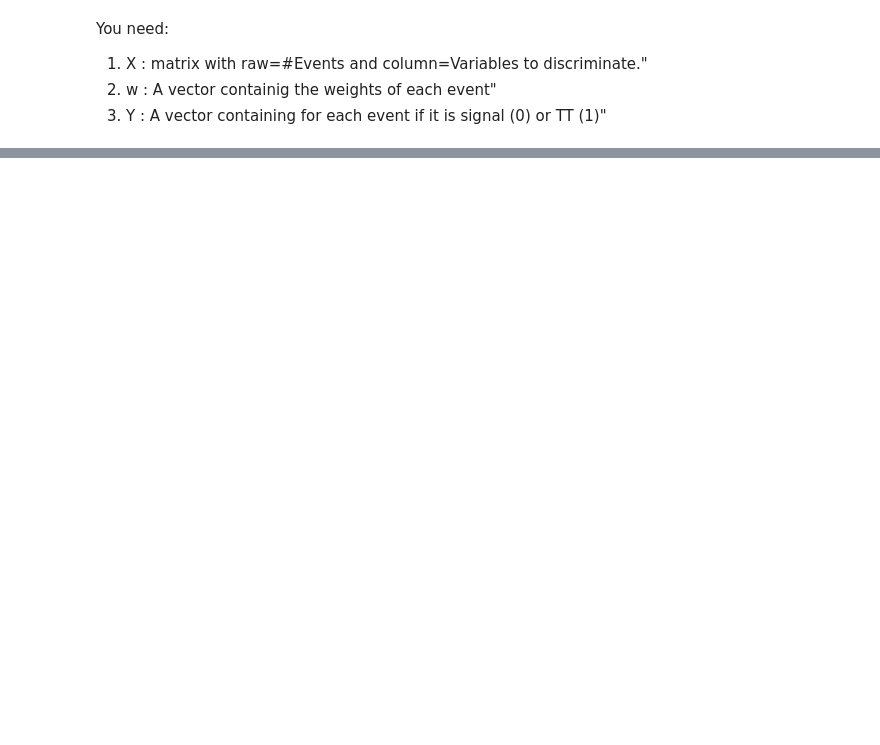
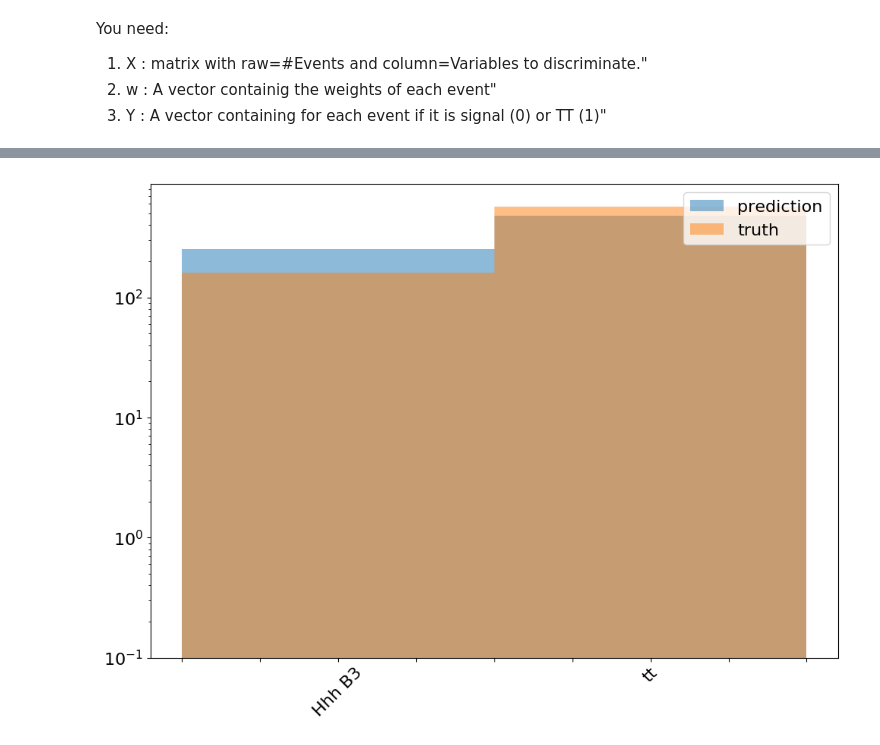
Before and after one commit to lpernie/Keras_Tutorial, a Jupyter notebook: Hhh_optimization.ipynb, the cells around one changed output, grey strips where cells are left out. Saved outputs shown, nothing was run; the diff lists cells and outputs as text; code cells hidden in the pictures; blank space fills up the shorter version.

```diff
--- a/Hhh_optimization.ipynb
+++ b/Hhh_optimization.ipynb
@@ -226,2 +220,22 @@ Trainable params: 1,652
 Non-trainable params: 0
 _________________________________________________________________
+# %%
+# Now you need to declare what loss function and optimizer to use (and compile your model).
+model.compile(loss='sparse_categorical_crossentropy', optimizer='adam', metrics=['accuracy'])
+
+print('---------------------------Training:---------------------------')
+try:
+    model.fit(X_train, y_train, batch_size=10, epochs=10, verbose=1,
+              callbacks = [
+                  EarlyStopping(verbose=True, patience=6, monitor='val_loss'),
+                  ModelCheckpoint('models/tutorial-progress.h5', monitor='val_loss', verbose=1, save_best_only=True)
+              ],
+              validation_split=0.2, validation_data=None, shuffle=True,
+              class_weight={
+                0 : compute_class_weight("balanced", [0, 1], y)[0], # Function that return "[1/N_classes * ((float(len(y)) / (y == 0).sum())), 1/N_classes * ((float(len(y)) / (y == 1).sum()))]"
+                1 : compute_class_weight("balanced", [0, 1], y)[1]
+              },
+              sample_weight=None,initial_epoch=0)
+
+except KeyboardInterrupt:
+    print 'Training ended early.'
@@ -228,43 +260,22 @@ _________________________________________________________________
 # %%
-# Now you need to declare what loss function and optimizer to use (and compile your model).
-model.compile('adam', 'sparse_categorical_crossentropy')
-print('---------------------------Training:---------------------------')
-try:
-    model.fit(X_train, y_train, validation_split=0.2,
-              class_weight={
-                0 : compute_class_weight("balanced", [0, 1], y)[0], # Function that return "[1/N_classes * ((float(len(y)) / (y == 0).sum())), 1/N_classes * ((float(len(y)) / (y == 1).sum()))]"
-                1 : compute_class_weight("balanced", [0, 1], y)[1]
-              },
-        initial_epoch=0,
-        callbacks = [
-            EarlyStopping(verbose=True, patience=6, monitor='val_loss'),
-            ModelCheckpoint('models/tutorial-progress.h5', monitor='val_loss', verbose=1, save_best_only=True)
-        ]
-    )
-
-except KeyboardInterrupt:
-    print 'Training ended early.'
-### Load the best network (by default you return the last one, you if you save every time you have a better one you are fine loading it later)
-##model.load_weights('./models/tutorial-progress.h5')
-##print 'Saving weights...'
-##model.save_weights('./models/tutorial.h5', overwrite=True)
-##json_string = model.to_json()
-##open('./models/tutorial.json', 'w').write(json_string)
-#print 'Testing...'
-##yhat = model.predict(X_test, verbose = True, batch_size = 512) # yhat is the categorization given by the DNN
-###Turn them into classes
-##yhat_cls = np.argmax(yhat, axis=1) # Returns the indices of the maximum values along axis 1
-##bins = np.linspace(-0.5,1.5,3)
-##names = ['','Hhh B3','','tt']
-##fig = plt.figure(figsize=(11.69, 8.27), dpi=100)
-##ax = plt.subplot()
-##ax.set_xticklabels(names, rotation=45)
-##_ = plt.hist(yhat_cls, bins=bins, histtype='stepfilled', alpha=0.5, label='prediction',log=True)#, weights=w_test)#,log=True)
-##_ = plt.hist(y_test, bins=bins, histtype='stepfilled', alpha=0.5, label='truth',log=True)#, weights=w_test)#,log=True)
-##plt.legend(loc='upper right')
-##print('Saving:',folder + '/Performance.png')
-##plt.savefig(folder + '/Performance.png')
-
-##print 'Signal efficiency:',     w_test[(y_test == 0) & (yhat_cls == 0)].sum() / w_test[y_test == 0].sum()
-##print 'Background efficiency:', w_test[(y_test != 0) & (yhat_cls == 0)].sum() / w_test[y_test != 0].sum()
+# Load the best network (by default you return the last one, you if you save every time you have a better one you are fine loading it later)
+model.load_weights('./models/tutorial-progress.h5')
+print 'Saving weights...'
+model.save_weights('./models/tutorial.h5', overwrite=True)
+json_string = model.to_json()
+open('./models/tutorial.json', 'w').write(json_string)
+print 'Testing...'
+yhat = model.predict(X_test, verbose = True, batch_size = 512) # yhat is the categorization given by the DNN
+#Turn them into classes
+yhat_cls = np.argmax(yhat, axis=1) # Returns the indices of the maximum values along axis 1
+bins = np.linspace(-0.5,1.5,3)
+names = ['','','','Hhh B3','','','','tt']
+fig = plt.figure(figsize=(11.69, 8.27), dpi=100)
+ax = plt.subplot()
+ax.set_xticklabels(names, rotation=45)
+_ = plt.hist(yhat_cls, bins=bins, histtype='stepfilled', alpha=0.5, label='prediction',log=True)#, weights=w_test)#,log=True)
+_ = plt.hist(y_test, bins=bins, histtype='stepfilled', alpha=0.5, label='truth',log=True)#, weights=w_test)#,log=True)
+plt.legend(loc='upper right')
+print('Saving:',folder + '/Performance.png')
+plt.savefig(folder + '/Performance.png')
 # %% [output]
@@ -274,0 +282 @@ Epoch 1/10
+[figure, added]
```
Also changed, not shown: parts of 7 cells of this notebook, 3 other files.
